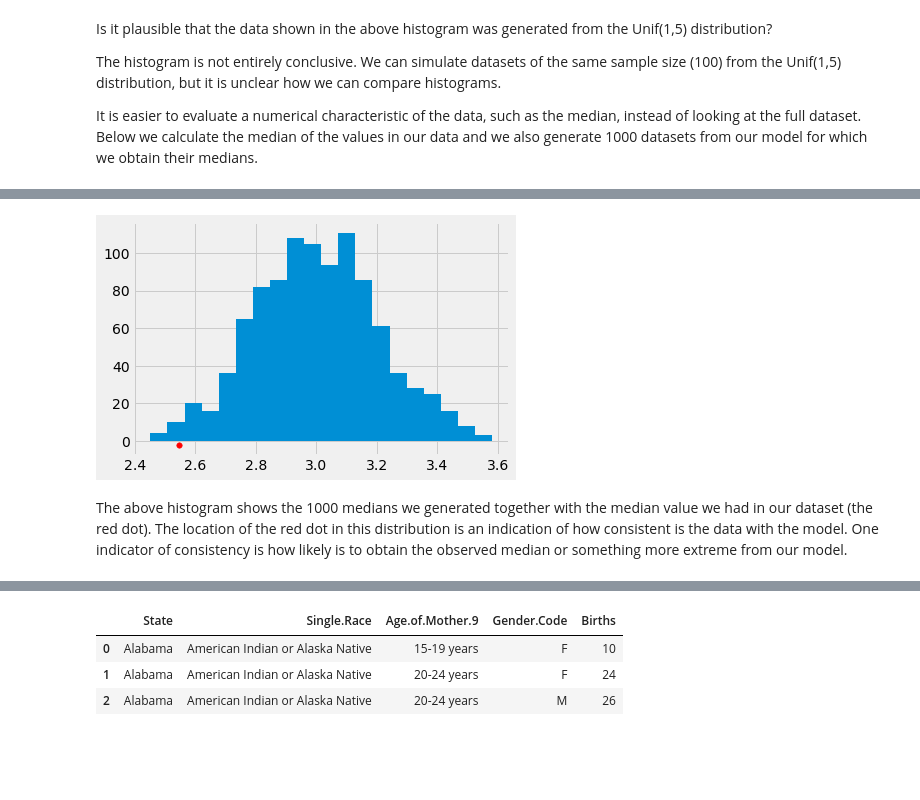
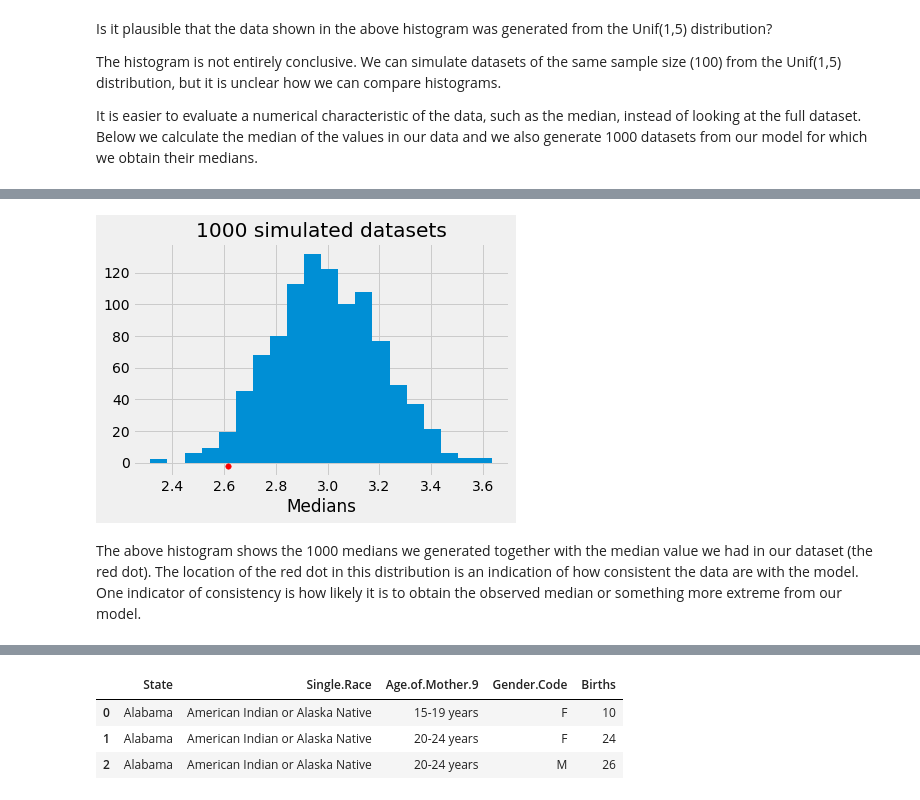
Before and after one commit to uchicago-dsi/textbook-datascience-1, a Jupyter notebook: textbook/13/1/HypothesisTesting_1_Consistency.ipynb, the cells around one changed output, grey strips where cells are left out. Drawn from its saved outputs; the diff is of its cells as text; code cells hidden in the pictures; blank space fills up the shorter version.

```diff
--- a/textbook/13/1/HypothesisTesting_1_Consistency.ipynb
+++ b/textbook/13/1/HypothesisTesting_1_Consistency.ipynb
@@ -29,15 +30,17 @@ np.median(dataset)
 # %%
 # array where we will save the simulated medians
-med_dist = np.array([])
+med_dist=np.array([])
 
 # generate 1000 medians
 for i in np.arange(1000):
-    med_dist = np.append(med_dist, np.median(np.random.uniform(1 ,5, size = 100)))
+    med_dist=np.append(med_dist,np.median(np.random.uniform(1,5,size=100)))
 
 plt.hist(med_dist,bins=20)
-plt.scatter(np.median(dataset), -2, color='red', s=30);
+plt.scatter(np.median(dataset), -2, color='red', s=30)
+plt.title('1000 simulated datasets')
+plt.xlabel("Medians");
 # %% [output]
-[figure, old version]
+[figure, new version]
 # %% [markdown]
-The above histogram shows the 1000 medians we generated together with the median value we had in our dataset (the red dot). The location of the red dot in this distribution is an indication of how consistent is the data with the model. One indicator of consistency is how likely is to obtain the observed median or something more extreme from our model.
+The above histogram shows the 1000 medians we generated together with the median value we had in our dataset (the red dot). The location of the red dot in this distribution is an indication of how consistent the data are with the model. One indicator of consistency is how likely it is to obtain the observed median or something more extreme from our model.
 # %%
```
Also changed, not shown: parts of 8 cells of this notebook, 5 other files.
